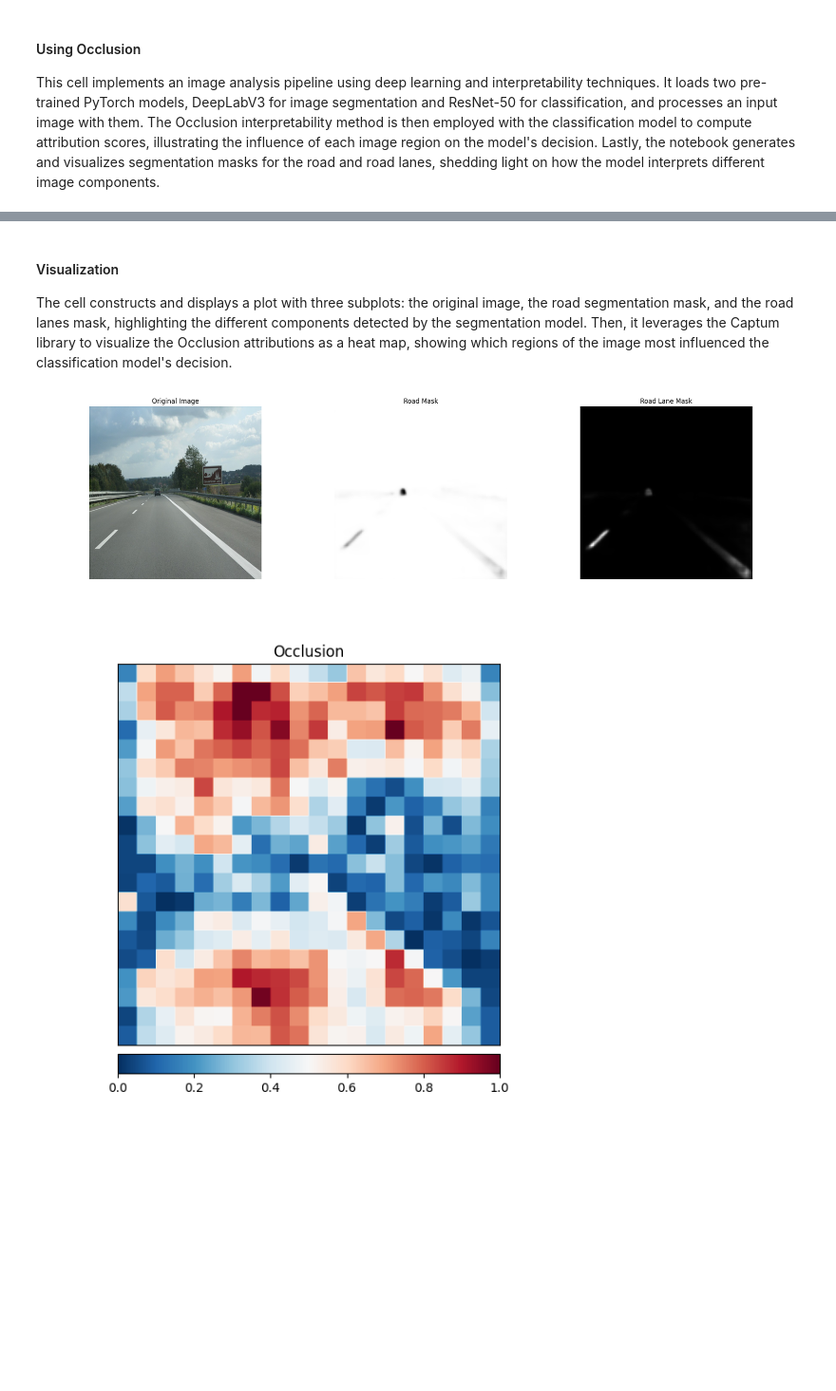
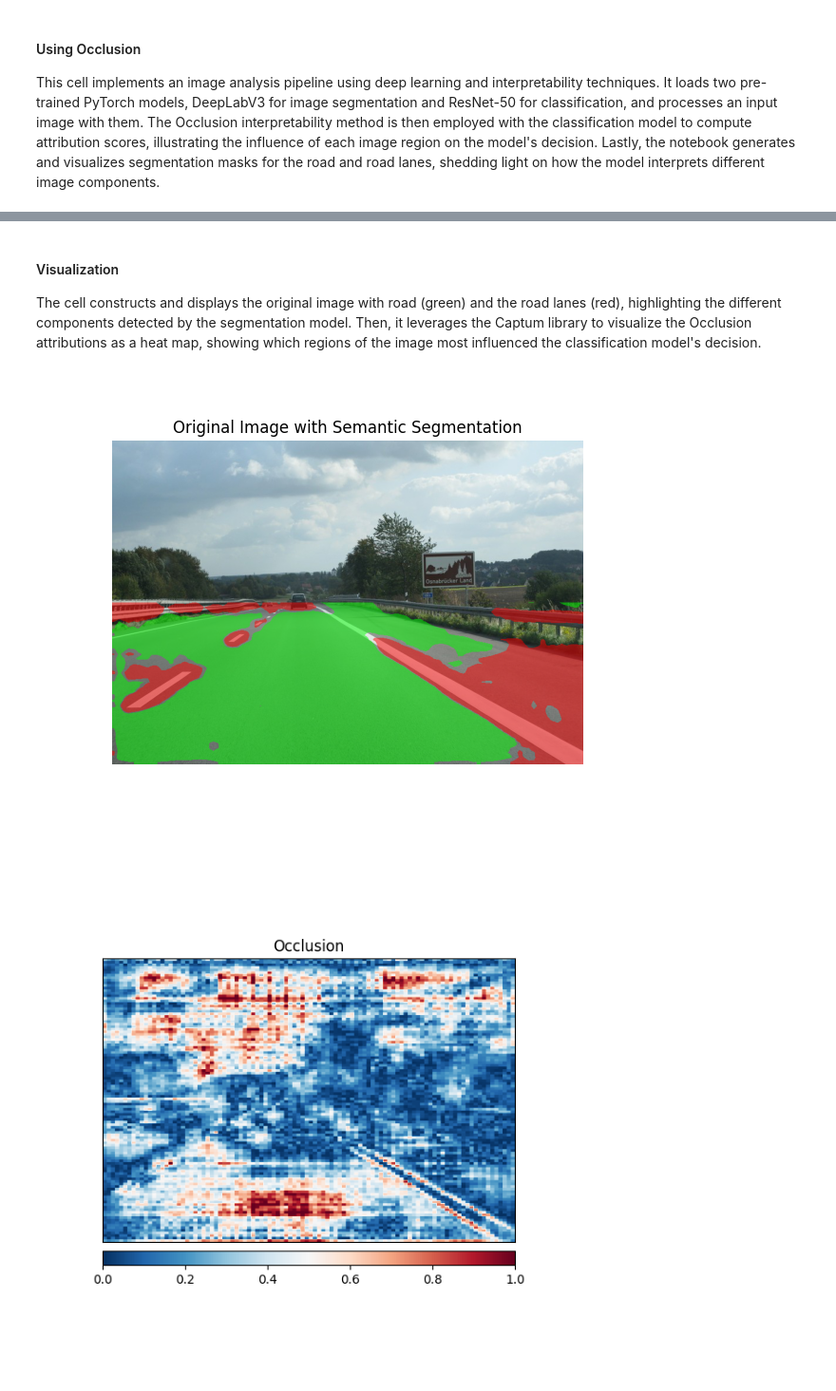
Before and after one commit to patdring/ExplainableAI, a Jupyter notebook: Occlusion.ipynb, the cells around one changed output, grey strips where cells are left out. Shown at 95% size. Drawn from its saved outputs; the diff is of its cells as text; code cells hidden in the pictures; blank space fills up the shorter version.

```diff
--- a/Occlusion.ipynb
+++ b/Occlusion.ipynb
@@ -214,35 +148,15 @@ Using device: cuda
 # %% [markdown]
 #### Visualization
-The cell constructs and displays a plot with three subplots: the original image, the road segmentation mask, and the road lanes mask, highlighting the different components detected by the segmentation model. Then, it leverages the Captum library to visualize the Occlusion attributions as a heat map, showing which regions of the image most influenced the classification model's decision.
+The cell constructs and displays the original image with road (green) and the road lanes (red), highlighting the different components detected by the segmentation model. Then, it leverages the Captum library to visualize the Occlusion attributions as a heat map, showing which regions of the image most influenced the classification model's decision.
-# %%
-from captum.attr import IntegratedGradients, visualization as viz
-import numpy as np
-
-# Create a figure with a fixed size and horizontal distance between subplots
-fig, axes = plt.subplots(1, 3, figsize=(20, 5))
-
-# Display the original image
-axes[0].imshow(img.resize((800, 800)))
-axes[0].set_title('Original Image')
-
-# Display the road mask
-axes[1].imshow(road_mask, cmap='gray')
-axes[1].set_title('Road Mask')
-
-# Display the road lane mask
-axes[2].imshow(road_lane_mask, cmap='gray')
-axes[2].set_title('Road Lane Mask')
-
-# Remove ticks and labels from subplots
-for ax in axes:
-    ax.axis('off')
-
-# Adjust spacing between subplots
-plt.tight_layout()
-
-plt.show()
-
-_ = viz.visualize_image_attr(np.transpose(attr_occlusion.squeeze().cpu().detach().numpy(), (1,2,0)), show_colorbar=True, title='Occlusion', method="heat_map", cmap='RdBu_r')
-# %% [output]
-[figure, removed]
-[figure, removed]
+# %%
+# Display the result
+plt.imshow(result_img)
+plt.title('Original Image with Semantic Segmentation')
+plt.axis('off')
+plt.show()
+
+
+_ = viz.visualize_image_attr(np.transpose(attr_occlusion.squeeze().cpu().detach().numpy(), (1,2,0)), show_colorbar=True, title='Occlusion', method="heat_map", cmap='RdBu_r')
+# %% [output]
+[figure, added]
+[figure, added]
```
Also changed, not shown: parts of 3 cells of this notebook, 6 other files.
